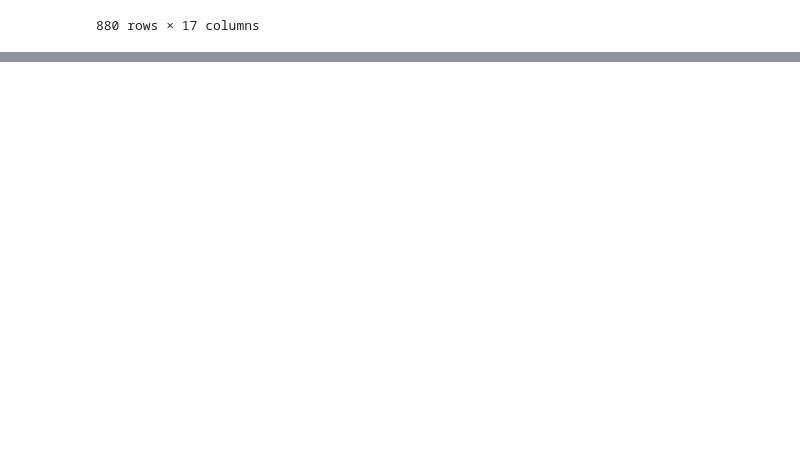
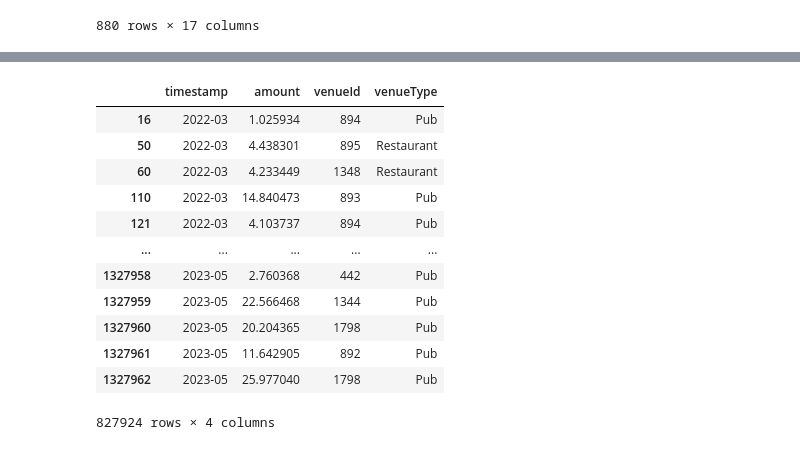
Before and after one commit to alesspalma/VAproject, a Jupyter notebook: preprocessing/aggregations.ipynb, the cells around one changed output, grey strips where cells are left out. Cells and saved outputs as stored; diff of their text form; code cells hidden in the pictures; blank space fills up the shorter version.

```diff
--- a/preprocessing/aggregations.ipynb
+++ b/preprocessing/aggregations.ipynb
@@ -359,0 +423,46 @@ custom_to_csv(participantsDropped, "ParticipantsAugmented.csv")
+# %%
+# Load the CSV files
+checkin_df = pd.read_csv("../data/Datasets/Journals/CheckinJournal.csv")
+financial_df = pd.read_csv("../data/Datasets/Journals/FinancialJournal.csv")
+dropped_out = pd.read_csv("DroppedOut.csv")
+
+# Filter CheckIns of dropped out participants
+checkin_df = checkin_df[~checkin_df['participantId'].isin(dropped_out["participantId"])]
+# Filter Financial Transactions about Food or Recreation
+financial_df = financial_df[(financial_df['category'] == 'Food') | (financial_df['category'] == 'Recreation')]
+financial_df = financial_df[~financial_df['participantId'].isin(dropped_out["participantId"])]
+financial_df["amount"] = financial_df["amount"].abs()
+
+# Convert timestamp columns to datetime dtype
+checkin_df['timestamp'] = pd.to_datetime(checkin_df['timestamp'])
+financial_df['timestamp'] = pd.to_datetime(financial_df['timestamp'])
+
+# Merge FinancialJournal with CheckInJournal based on participantId
+merged_df = pd.merge_asof(financial_df.sort_values('timestamp'), checkin_df.sort_values('timestamp'),
+                          by='participantId', on='timestamp', direction='backward')
+
+# discard rows with NaN values
+merged_df = merged_df.dropna()
+merged_df = merged_df[(merged_df['venueType'] == 'Pub') | (merged_df['venueType'] == 'Restaurant')]
+
+# drop columns
+merged_df = merged_df.drop(columns=["participantId", "category"])
+merged_df["venueId"] = merged_df["venueId"].astype(int)
+
+# convert timestamps to only year and month
+merged_df['timestamp'] = merged_df['timestamp'].dt.to_period('M')
+merged_df
+# %% [output]
+|  | timestamp | amount | venueId | venueType |
+| 16 | 2022-03 | 1.025934 | 894 | Pub |
+| 50 | 2022-03 | 4.438301 | 895 | Restaurant |
+| 60 | 2022-03 | 4.233449 | 1348 | Restaurant |
+| 110 | 2022-03 | 14.840473 | 893 | Pub |
+| 121 | 2022-03 | 4.103737 | 894 | Pub |
+| ... | ... | ... | ... | ... |
+| 1327958 | 2023-05 | 2.760368 | 442 | Pub |
+| 1327959 | 2023-05 | 22.566468 | 1344 | Pub |
+| 1327960 | 2023-05 | 20.204365 | 1798 | Pub |
+| 1327961 | 2023-05 | 11.642905 | 892 | Pub |
+| 1327962 | 2023-05 | 25.977040 | 1798 | Pub |
+827924 rows × 4 columns
```
Also changed, not shown: parts of 6 cells of this notebook, 4 other files.
